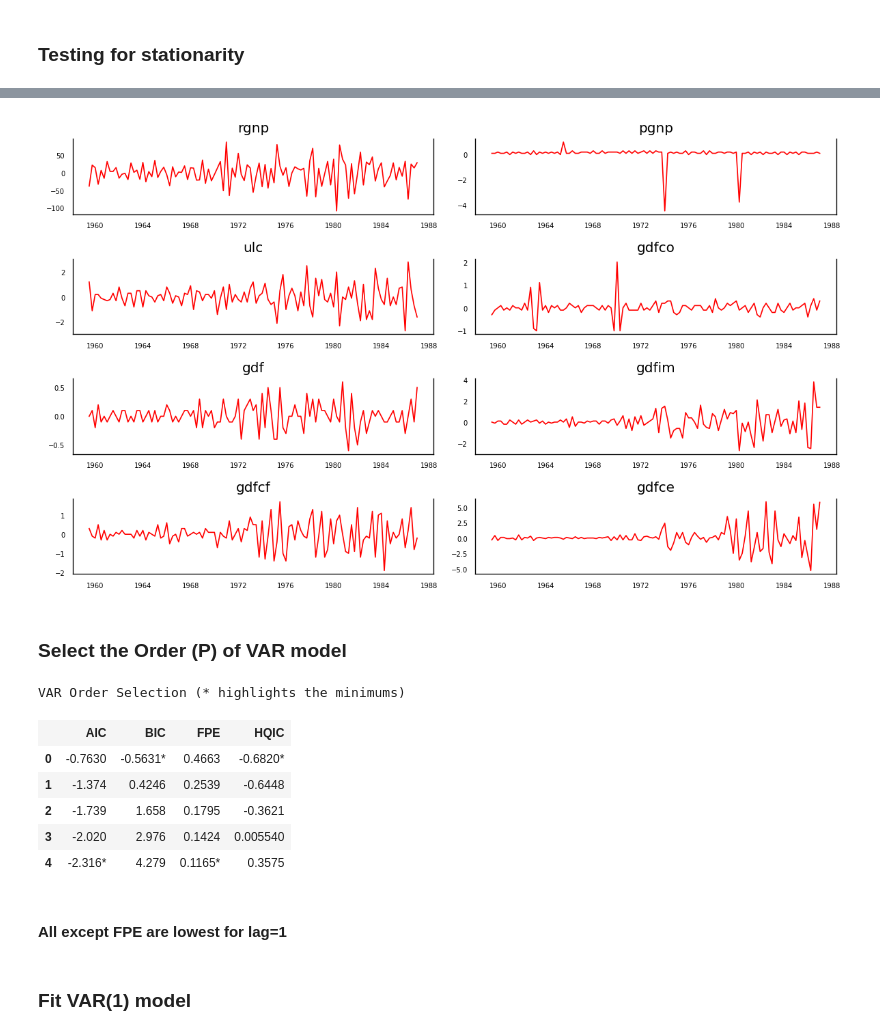
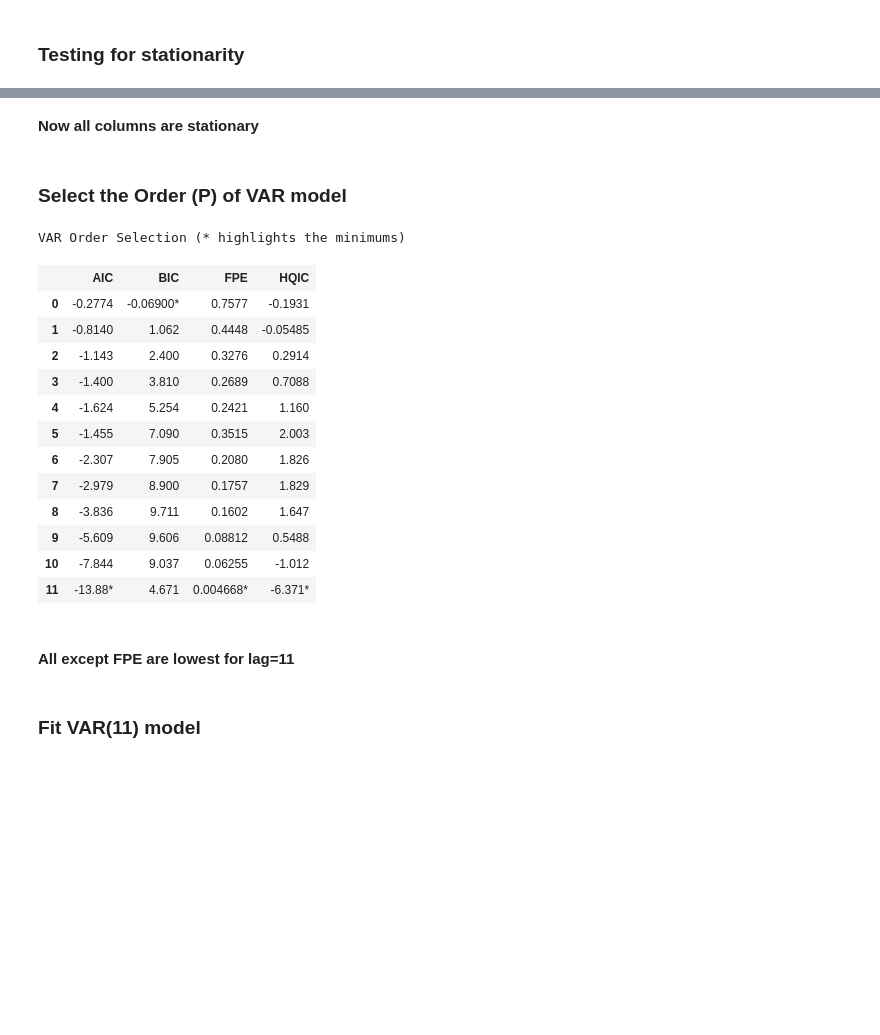
Before and after one commit to aryeko/DeepLearning-TAU, a Jupyter notebook: Ex2/Ex2 - Q2 - GNP data.ipynb, the cells around one changed output, grey strips where cells are left out. Drawn from its saved outputs; the diff is of its cells as text; code cells hidden in the pictures; blank space fills up the shorter version.

```diff
--- a/Ex2/Ex2 - Q2 - GNP data.ipynb
+++ b/Ex2/Ex2 - Q2 - GNP data.ipynb
@@ -212,37 +162,30 @@ for name, column in df_differenced.iteritems():
-# %%
-# Plot
-fig, axes = plt.subplots(nrows=4, ncols=2, dpi=120, figsize=(10,6))
-for i, ax in enumerate(axes.flatten()):
-    data = df_differenced[df_differenced.columns[i]]
-    ax.plot(data, color='red', linewidth=1)
-    # Decorations
-    ax.set_title(df.columns[i])
-    ax.xaxis.set_ticks_position('none')
-    ax.yaxis.set_ticks_position('none')
-    ax.spines["top"].set_alpha(0)
-    ax.tick_params(labelsize=6)
-
-plt.tight_layout();
-# %% [output]
-[figure, removed]
+# %% [markdown]
+**Now all columns are stationary**
 # %% [markdown]
 ### Select the Order (P) of VAR model
 # %%
 from statsmodels.tsa.api import VAR
 
 model = VAR(df_differenced)
-x = model.select_order(maxlags=4)
+x = model.select_order()
 x.summary()
 # %% [output]
 VAR Order Selection (* highlights the minimums)
 |  | AIC | BIC | FPE | HQIC |
-| 0 | -0.7630 | -0.5631* | 0.4663 | -0.6820* |
-| 1 | -1.374 | 0.4246 | 0.2539 | -0.6448 |
-| 2 | -1.739 | 1.658 | 0.1795 | -0.3621 |
-| 3 | -2.020 | 2.976 | 0.1424 | 0.005540 |
-| 4 | -2.316* | 4.279 | 0.1165* | 0.3575 |
+| 0 | -0.2774 | -0.06900* | 0.7577 | -0.1931 |
+| 1 | -0.8140 | 1.062 | 0.4448 | -0.05485 |
+| 2 | -1.143 | 2.400 | 0.3276 | 0.2914 |
+| 3 | -1.400 | 3.810 | 0.2689 | 0.7088 |
+| 4 | -1.624 | 5.254 | 0.2421 | 1.160 |
+| 5 | -1.455 | 7.090 | 0.3515 | 2.003 |
+| 6 | -2.307 | 7.905 | 0.2080 | 1.826 |
+| 7 | -2.979 | 8.900 | 0.1757 | 1.829 |
+| 8 | -3.836 | 9.711 | 0.1602 | 1.647 |
+| 9 | -5.609 | 9.606 | 0.08812 | 0.5488 |
+| 10 | -7.844 | 9.037 | 0.06255 | -1.012 |
+| 11 | -13.88* | 4.671 | 0.004668* | -6.371* |
 # %% [markdown]
-#### All except FPE are lowest for lag=1
+#### All except FPE are lowest for lag=11
 # %% [markdown]
-### Fit VAR(1) model
+### Fit VAR(11) model
 # %%
```
Also changed, not shown: parts of 24 cells of this notebook.
